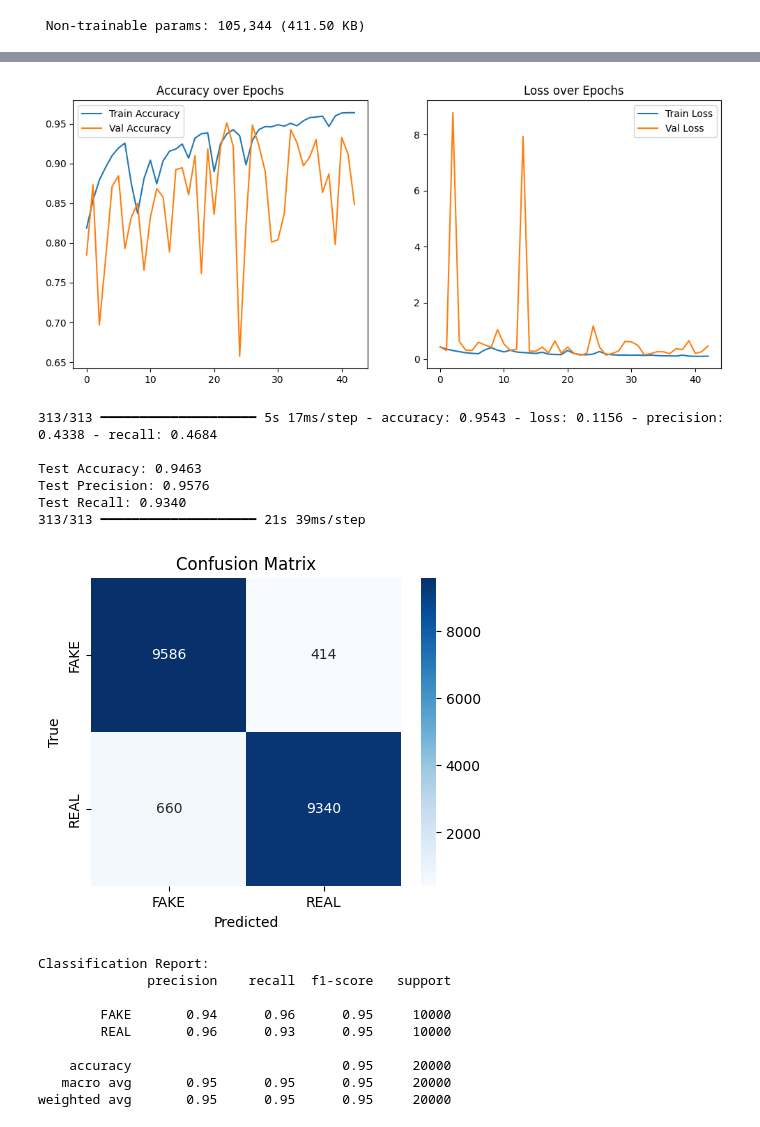
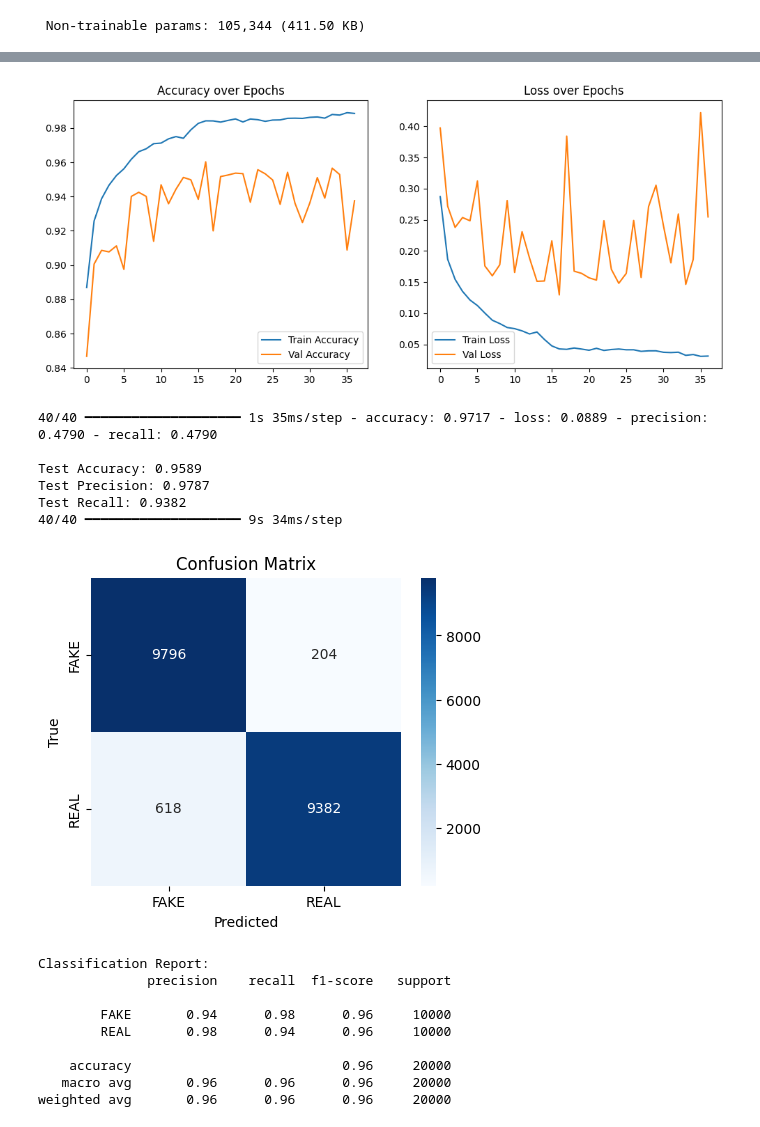
Before and after one commit to retnnoo/ResNet101_CIFAKE_Classification, a Jupyter notebook: basemodel-resnet101-cifake-classification1.ipynb, the cells around one changed output, grey strips where cells are left out. Cells and saved outputs as stored; diff of their text form; code cells hidden in the pictures.

Commit message:
batch size 500

```diff
--- a/basemodel-resnet101-cifake-classification1.ipynb
+++ b/basemodel-resnet101-cifake-classification1.ipynb
@@ -56,7 +56,7 @@ show_examples(test_dir, "Test Dataset Samples")
 # %%
 img_height = 32
 img_width = 32
-batch_size = 64
+batch_size = 500
 seed = 42
 
 #load data folder train
@@ -160,7 +160,7 @@ outputs = tf.keras.layers.Dense(1, activation='sigmoid')(base_model.output)
 # Buat model final
 model = tf.keras.Model(inputs=base_model.input, outputs=outputs)
 model.compile(
-    optimizer=tf.keras.optimizers.Adam(learning_rate=0.001),
+    optimizer=tf.keras.optimizers.Adamax(learning_rate=0.001),
     loss='binary_crossentropy',
     metrics=['accuracy', tf.keras.metrics.Precision(), tf.keras.metrics.Recall()]
 )
@@ -244,44 +243,54 @@ plt.title("Loss over Epochs")
 
 plt.show()
 # %% [output]
-[figure, old version]
+[figure, new version]
 # %%
-# 11️Evaluasi di Data Test
+class_names = ['FAKE', 'REAL']
+
+# Evaluasi
 test_loss, test_acc, test_prec, test_rec = model.evaluate(test_ds)
 print(f"\nTest Accuracy: {test_acc:.4f}")
 print(f"Test Precision: {test_prec:.4f}")
 print(f"Test Recall: {test_rec:.4f}")
 
+# Prediksi
 y_true = np.concatenate([y for x, y in test_ds], axis=0)
 y_pred = model.predict(test_ds)
 y_pred_classes = (y_pred > 0.5).astype("int32")
 
+# Confusion matrix
 cm = confusion_matrix(y_true, y_pred_classes)
 plt.figure(figsize=(5, 4))
-sns.heatmap(cm, annot=True, fmt='d', cmap='Blues', xticklabels=['FAKE', 'REAL'], yticklabels=['FAKE', 'REAL'])
+sns.heatmap(
+    cm, annot=True, fmt='d', cmap='Blues',
+    xticklabels=class_names,
+    yticklabels=class_names
+)
+
 plt.xlabel('Predicted')
 plt.ylabel('True')
 plt.title('Confusion Matrix')
 plt.show()
 
+# Classification report
 print("\nClassification Report:")
-print(classification_report(y_true, y_pred_classes, target_names=['FAKE', 'REAL']))
+print(classification_report(y_true, y_pred_classes, target_names=class_names))
 # %% [output]
-313/313 ━━━━━━━━━━━━━━━━━━━━ 5s 17ms/step - accuracy: 0.9543 - loss: 0.1156 - precision: 0.4338 - recall: 0.4684
+40/40 ━━━━━━━━━━━━━━━━━━━━ 1s 35ms/step - accuracy: 0.9717 - loss: 0.0889 - precision: 0.4790 - recall: 0.4790
 
-Test Accuracy: 0.9463
-Test Precision: 0.9576
-Test Recall: 0.9340
-313/313 ━━━━━━━━━━━━━━━━━━━━ 21s 39ms/step
+Test Accuracy: 0.9589
+Test Precision: 0.9787
+Test Recall: 0.9382
+40/40 ━━━━━━━━━━━━━━━━━━━━ 9s 34ms/step
-[figure, old version]
+[figure, new version]
 Classification Report:
               precision    recall  f1-score   support
 
-        FAKE       0.94      0.96      0.95     10000
-        REAL       0.96      0.93      0.95     10000
+        FAKE       0.94      0.98      0.96     10000
+        REAL       0.98      0.94      0.96     10000
 
-    accuracy                           0.95     20000
-   macro avg       0.95      0.95      0.95     20000
-weighted avg       0.95      0.95      0.95     20000
+    accuracy                           0.96     20000
+   macro avg       0.96      0.96      0.96     20000
+weighted avg       0.96      0.96      0.96     20000
 # %%
 model.save("/kaggle/working/resnet101_binary.h5")
```
Also changed, not shown: parts of 5 cells of this notebook.
